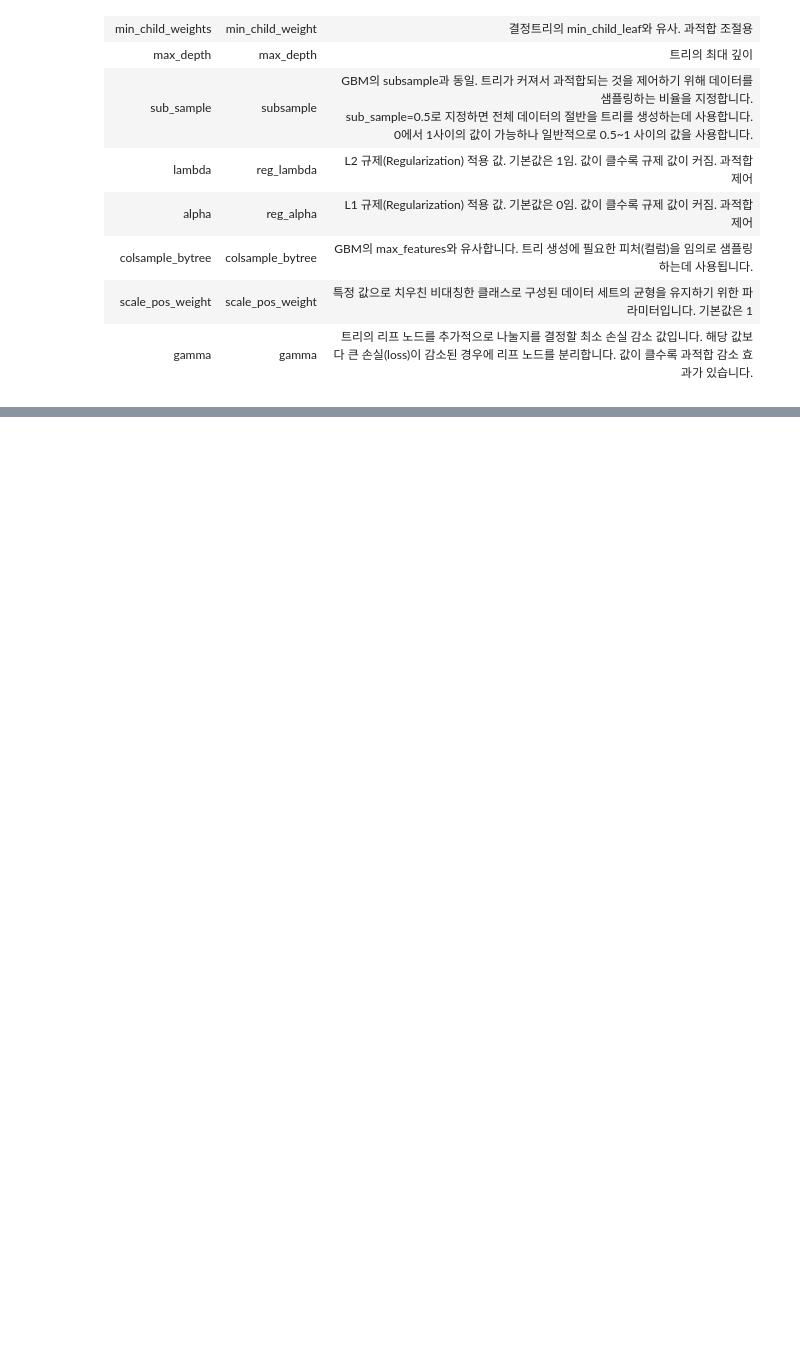
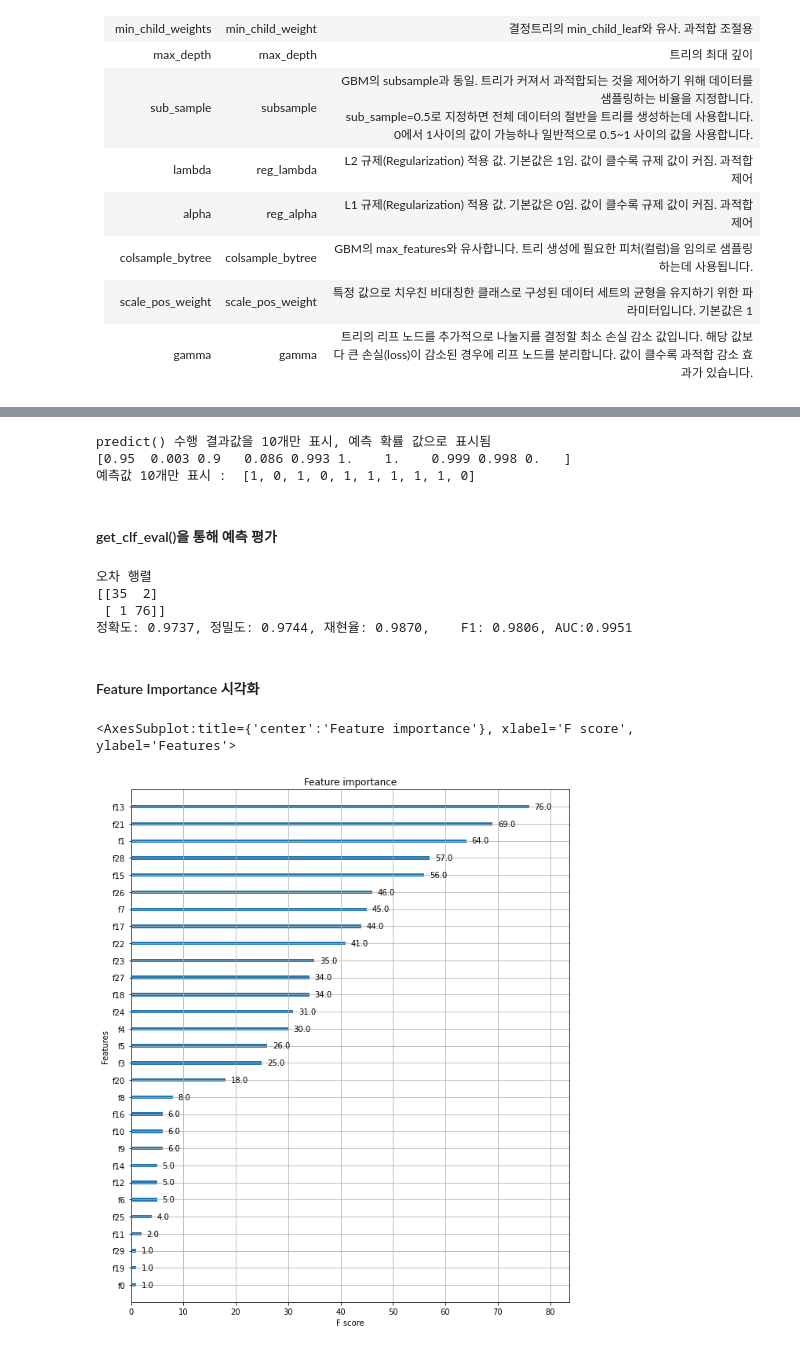
Before and after one commit to 201411096/study_AI, a Jupyter notebook: lectures/2_파이썬 머신러닝 완벽 가이드/4_분류(Classification)/4_XGBoost.ipynb, the cells around one changed output, grey strips where cells are left out. Cells and saved outputs as stored; diff of their text form; code cells hidden in the pictures; blank space fills up the shorter version.

```diff
--- a/lectures/2_파이썬 머신러닝 완벽 가이드/4_분류(Classification)/4_XGBoost.ipynb
+++ b/lectures/2_파이썬 머신러닝 완벽 가이드/4_분류(Classification)/4_XGBoost.ipynb
@@ -74,0 +123,5 @@
+# %%
+# 전체 데이터 중 80%는 학습용 데이터, 20%는 테스트용 데이터 추출
+X_train, X_test, y_train, y_test = train_test_split(X_features, y_label, test_size=0.2, random_state=156)
+
+print(X_train.shape, X_test.shape)
@@ -74,0 +132,3 @@
+# %%
+dtrain = xgb.DMatrix(data=X_train, label=y_train)
+dtest = xgb.DMatrix(data=X_test, label=y_test)
@@ -74,0 +137,10 @@
+# %%
+params = {
+    'max_depth':3,
+    'eta':0.1,
+    'objective':'binary:logistic',
+    'eval_metric':'logloss',
+    'early_stopping':100
+}
+
+num_rounds = 400 # 몇 번 반복할건지
@@ -74,0 +149,5 @@
+# %%
+# train 데이터 셋은 'train', evaluation(test) 데이터 셋은 'eval'로 명시합니다.
+wlist = [(dtrain, 'train'), (dtest, 'eval')]
+# 하이퍼 파라미터와 early stopping 파라미터를 train() 함수의 파라미터로 전달
+xgb_model = xgb.train(params = params, dtrain = dtrain, num_boost_round=num_rounds, evals=wlist)
@@ -74,0 +174,14 @@
+# %%
+pred_probs = xgb_model.predict(dtest)
+print('predict() 수행 결과값을 10개만 표시, 예측 확률 값으로 표시됨')
+print(np.round(pred_probs[:10], 3))
+
+# 예측 확률이 0.5보다 크면 1, 그렇지 않으면 0으로 예측값 결정하여 List 객체이 preds에 저장
+preds = [1 if x > 0.5 else 0 for x in pred_probs]
+print('예측값 10개만 표시 : ', preds[:10])
+# %% [output]
+predict() 수행 결과값을 10개만 표시, 예측 확률 값으로 표시됨
+[0.95  0.003 0.9   0.086 0.993 1.    1.    0.999 0.998 0.   ]
+예측값 10개만 표시 :  [1, 0, 1, 0, 1, 1, 1, 1, 1, 0]
+# %% [markdown]
+#### get_clf_eval()을 통해 예측 평가
@@ -74,0 +207,18 @@
+# %%
+get_clf_eval(y_test, preds, pred_probs)
+# %% [output]
+오차 행렬
+[[35  2]
+ [ 1 76]]
+정확도: 0.9737, 정밀도: 0.9744, 재현율: 0.9870,    F1: 0.9806, AUC:0.9951
+# %% [markdown]
+#### Feature Importance 시각화
+# %%
+import matplotlib.pyplot as plt
+%matplotlib inline
+
+fig, ax = plt.subplots(figsize=(10, 12))
+plot_importance(xgb_model, ax=ax)
+# %% [output]
+<AxesSubplot:title={'center':'Feature importance'}, xlabel='F score', ylabel='Features'>
+[figure, added]
```
Also changed, not shown: parts of 24 cells of this notebook.
